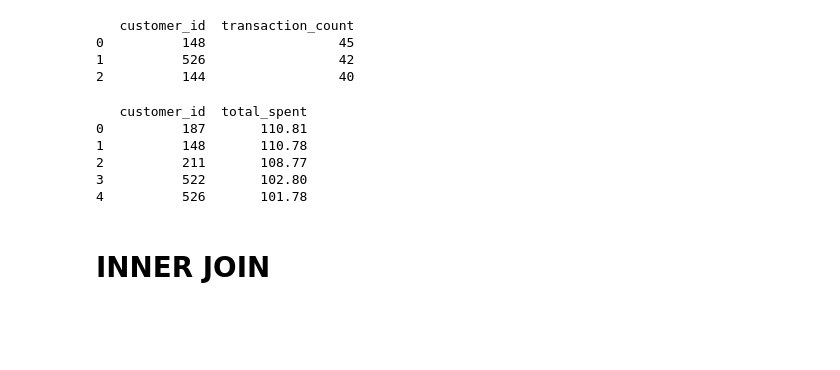
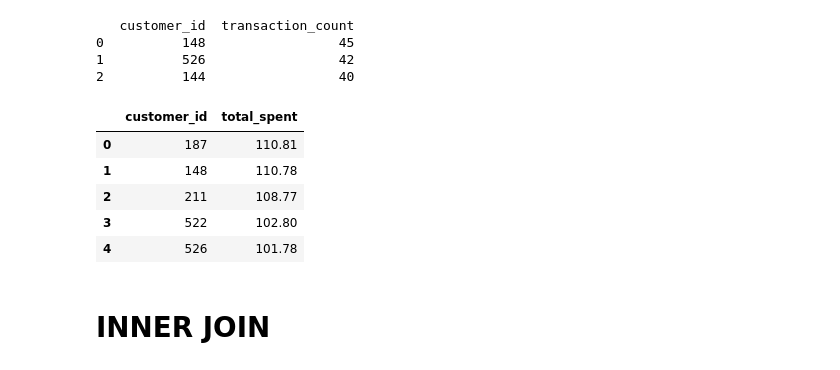
Before and after one commit to LRLeite/Data-Analytics, a Jupyter notebook: Explorando Dados com SQL/dvd_rental.ipynb, the cells around one changed output. Saved outputs shown, nothing was run; the diff lists cells and outputs as text; code cells hidden in the pictures; blank space fills up the shorter version.

```diff
--- a/Explorando Dados com SQL/dvd_rental.ipynb
+++ b/Explorando Dados com SQL/dvd_rental.ipynb
@@ -298,23 +328,23 @@ print(df_12)
 # %%
 #Selecionar os clientes que gastaram mais de $100 com o funcionário id 2
 query_13 = """
 SELECT customer_id, SUM(amount) AS total_spent
 FROM payment
 WHERE staff_id = 2
 GROUP BY customer_id
 HAVING SUM(amount) > 100
 ORDER BY SUM(amount) DESC;
 """
 
 df_13 = pd.read_sql_query(query_13, engine)
-print(df_13)
+display(df_13)
 # %% [output]
-   customer_id  total_spent
-0          187       110.81
-1          148       110.78
-2          211       108.77
-3          522       102.80
-4          526       101.78
+|  | customer_id | total_spent |
+| 0 | 187 | 110.81 |
+| 1 | 148 | 110.78 |
+| 2 | 211 | 108.77 |
+| 3 | 522 | 102.80 |
+| 4 | 526 | 101.78 |
 # %% [markdown]
 # **INNER JOIN**
 # %%
```
Also changed, not shown: parts of 9 cells of this notebook.
